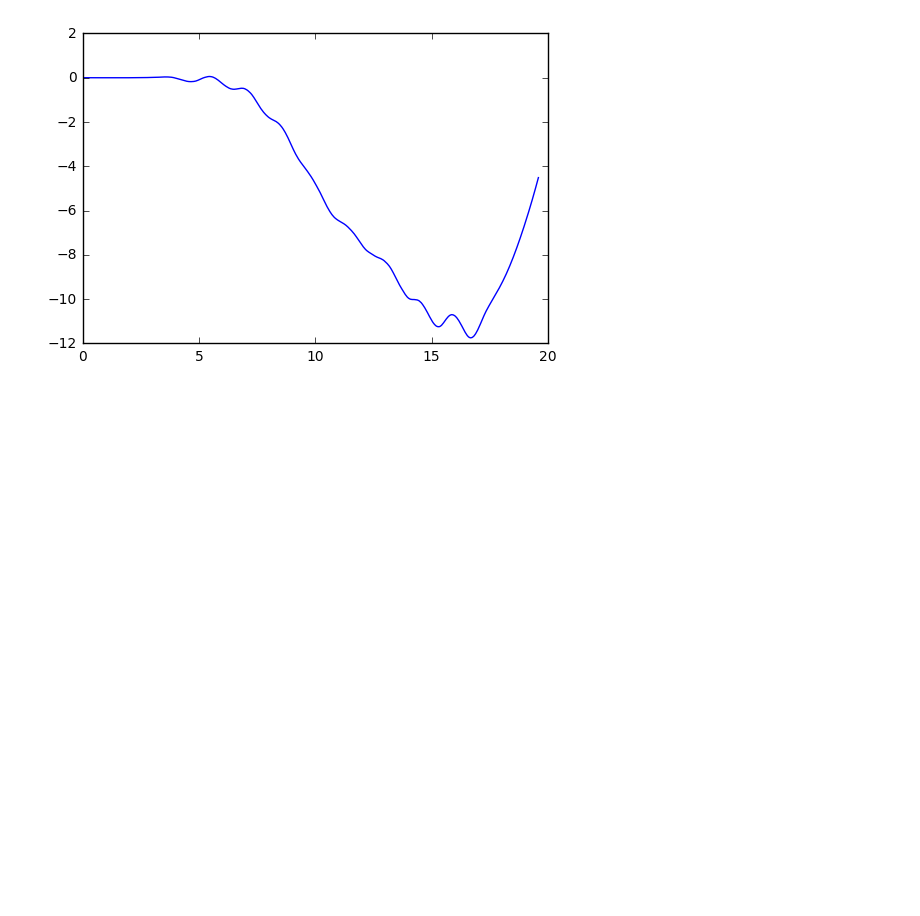
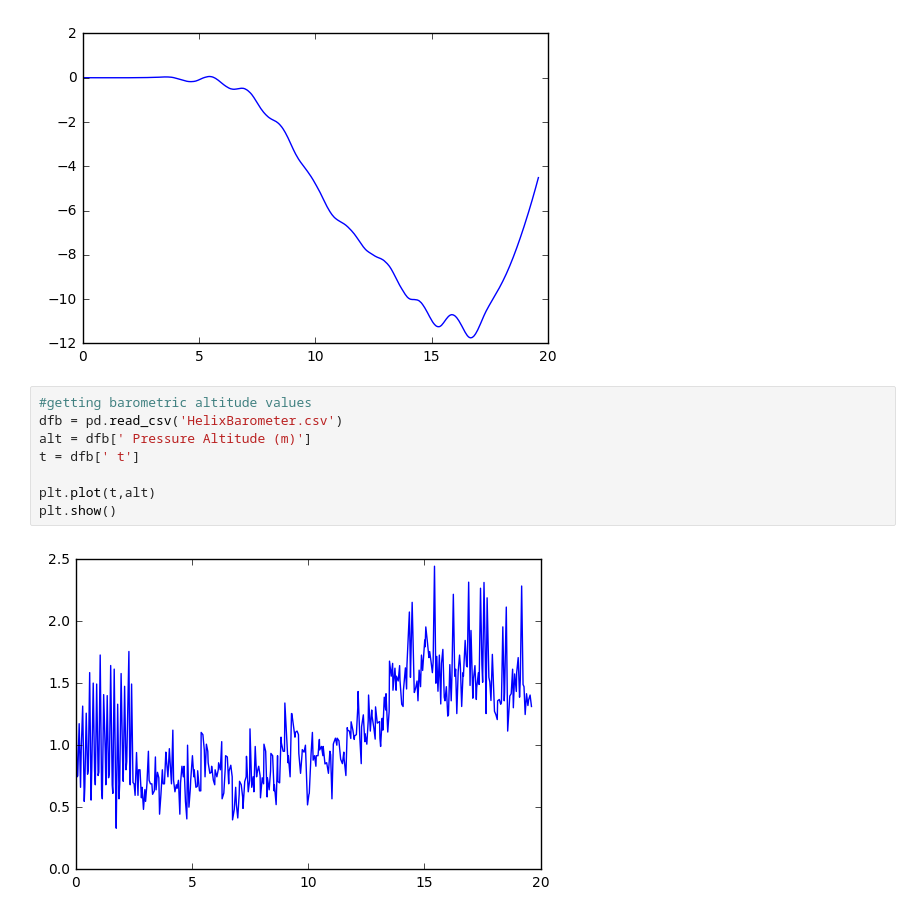
Before and after one commit to chapman-phys220-2016f/cw-05-saktill, a Jupyter notebook: CW5.ipynb, the cells around one changed output. Drawn from its saved outputs; the diff is of its cells as text; blank space fills up the shorter version.

```diff
--- a/CW5.ipynb
+++ b/CW5.ipynb
@@ -41,3 +41,13 @@ plt.show()
 [figure]
 [figure]
 [figure]
+# %%
+#getting barometric altitude values
+dfb = pd.read_csv('HelixBarometer.csv')
+alt = dfb[' Pressure Altitude (m)']
+t = dfb[' t']
+
+plt.plot(t,alt)
+plt.show()
+# %% [output]
+[figure, added]
```
